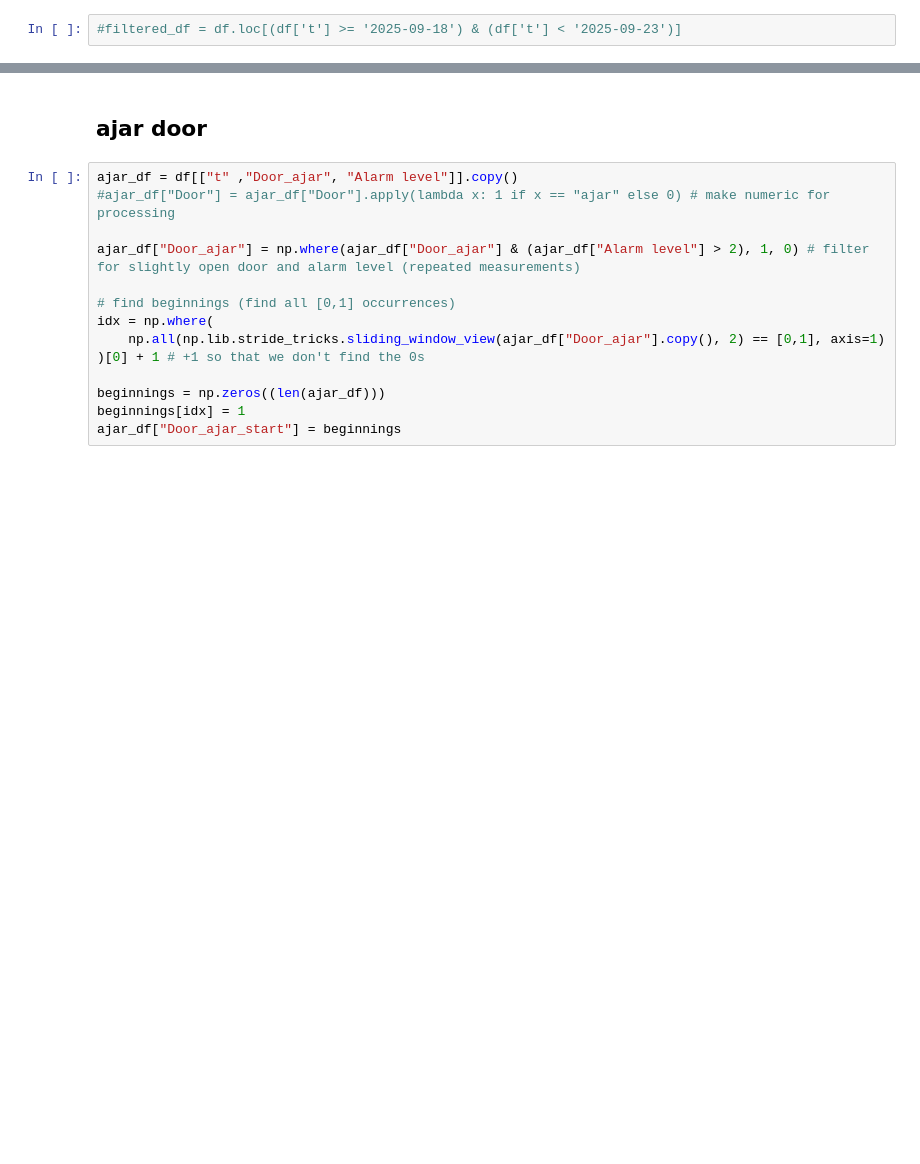
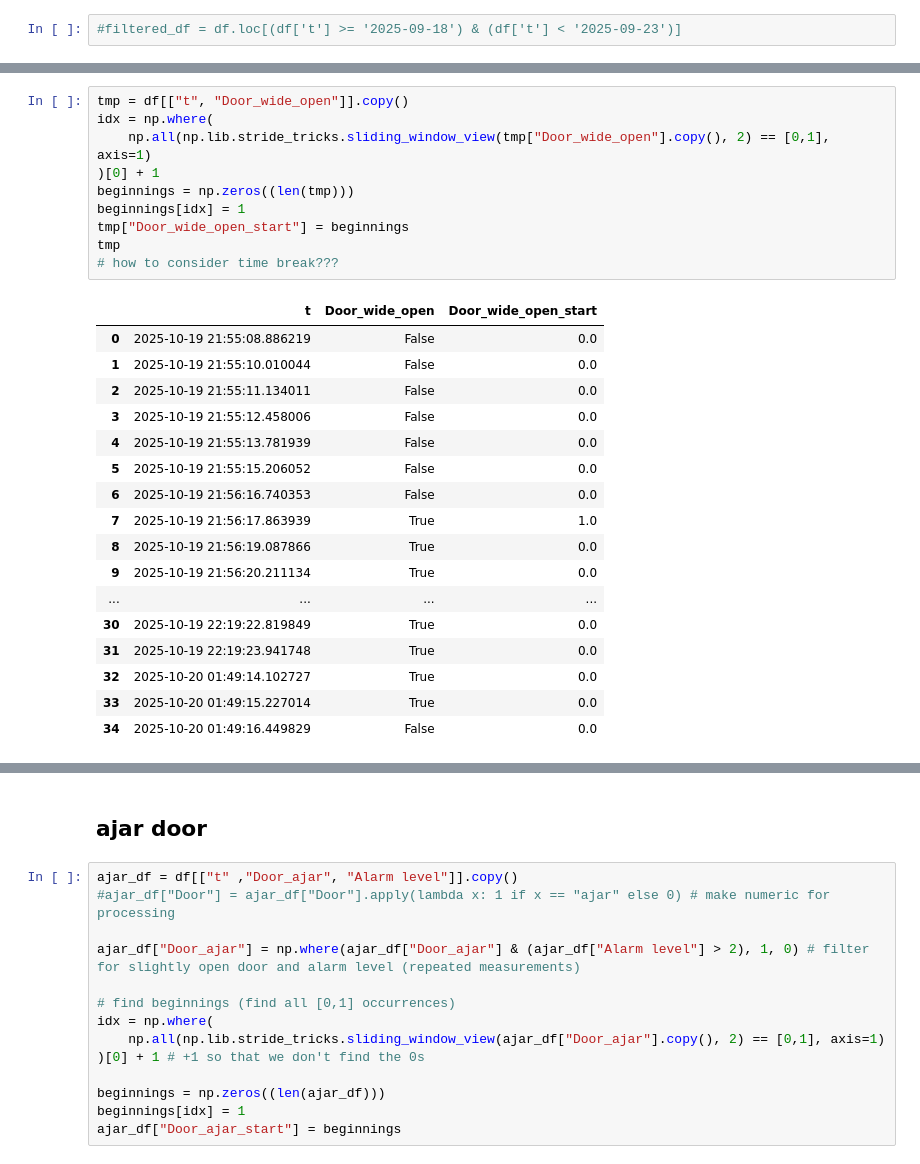
Before and after one commit to DamianAtlass/fridge-sensor, a Jupyter notebook: plotting.ipynb, the cells around one changed output, grey strips where cells are left out. Saved outputs shown, nothing was run; the diff lists cells and outputs as text; blank space fills up the shorter version.

```diff
--- a/plotting.ipynb
+++ b/plotting.ipynb
@@ -19,0 +42,28 @@ df["Alarm level"] = df["Alarm level"].map(lambda x: int(x[:1]))
+# %%
+tmp = df[["t", "Door_wide_open"]].copy()
+idx = np.where(
+    np.all(np.lib.stride_tricks.sliding_window_view(tmp["Door_wide_open"].copy(), 2) == [0,1], axis=1)
+)[0] + 1
+beginnings = np.zeros((len(tmp)))
+beginnings[idx] = 1
+tmp["Door_wide_open_start"] = beginnings
+tmp
+# how to consider time break???
+# %% [output]
+|  | t | Door_wide_open | Door_wide_open_start |
+| 0 | 2025-10-19 21:55:08.886219 | False | 0.0 |
+| 1 | 2025-10-19 21:55:10.010044 | False | 0.0 |
+| 2 | 2025-10-19 21:55:11.134011 | False | 0.0 |
+| 3 | 2025-10-19 21:55:12.458006 | False | 0.0 |
+| 4 | 2025-10-19 21:55:13.781939 | False | 0.0 |
+| 5 | 2025-10-19 21:55:15.206052 | False | 0.0 |
+| 6 | 2025-10-19 21:56:16.740353 | False | 0.0 |
+| 7 | 2025-10-19 21:56:17.863939 | True | 1.0 |
+| 8 | 2025-10-19 21:56:19.087866 | True | 0.0 |
+| 9 | 2025-10-19 21:56:20.211134 | True | 0.0 |
+| ... | ... | ... | ... |
+| 30 | 2025-10-19 22:19:22.819849 | True | 0.0 |
+| 31 | 2025-10-19 22:19:23.941748 | True | 0.0 |
+| 32 | 2025-10-20 01:49:14.102727 | True | 0.0 |
+| 33 | 2025-10-20 01:49:15.227014 | True | 0.0 |
+| 34 | 2025-10-20 01:49:16.449829 | False | 0.0 |
```
Also changed, not shown: parts of 4 cells of this notebook.
